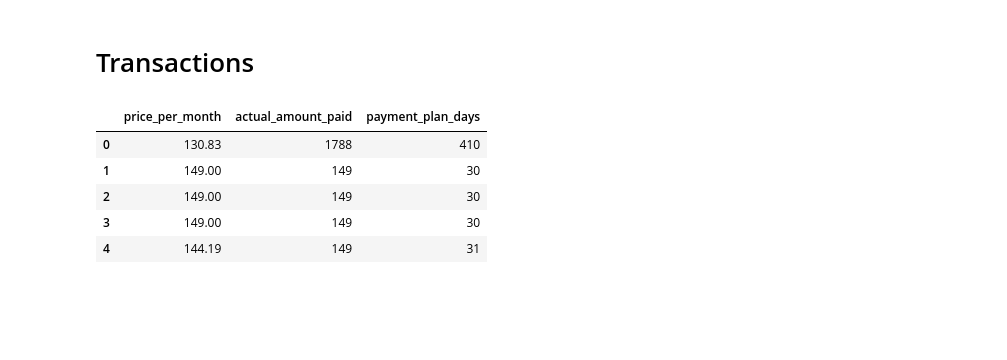
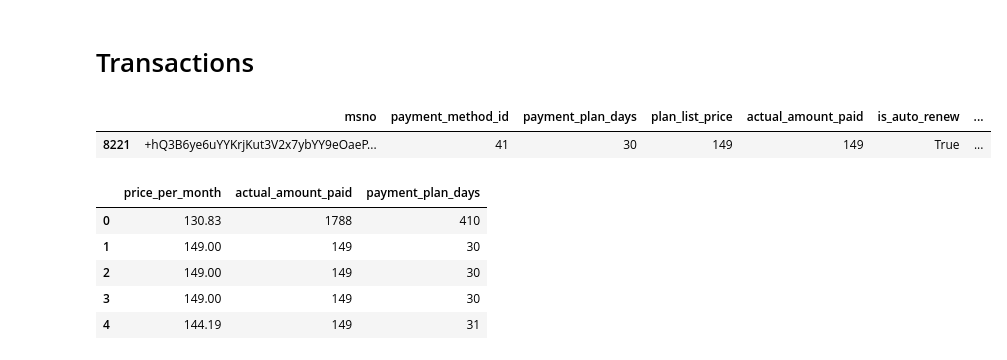
Before and after one commit to CaioAFA/2025-case-data-master-caio-arrabal, a Jupyter notebook: notebooks/01_1-Data-Exploring-Transactions.ipynb, the cells around one changed output. Saved outputs shown, nothing was run; the diff lists cells and outputs as text; code cells hidden in the pictures; blank space fills up the shorter version.

```diff
--- a/notebooks/01_1-Data-Exploring-Transactions.ipynb
+++ b/notebooks/01_1-Data-Exploring-Transactions.ipynb
@@ -56,6 +58,15 @@ PandasNotebookConfigs.config()
 # Transactions
 # %%
 transactions_df = DATA_LOADER.load_transactions_df()
+# %%
+transactions_df[
+    (transactions_df['msno'] == '+hQ3B6ye6uYYKrjKut3V2x7ybYY9eOaePV8atKuOSCA=')
+    &
+    (transactions_df['safra'] == 201504)
+]
+# %% [output]
+|  | msno | payment_method_id | payment_plan_days | plan_list_price | actual_amount_paid | is_auto_renew | ... |
+| 8221 | +hQ3B6ye6uYYKrjKut3V2x7ybYY9eOaeP... | 41 | 30 | 149 | 149 | True | ... |
 # %%
 transactions_df[['price_per_month', 'actual_amount_paid', 'payment_plan_days']].head()
 # %% [output]
```
Also changed, not shown: parts of 1 cell of this notebook, 5 other files.
